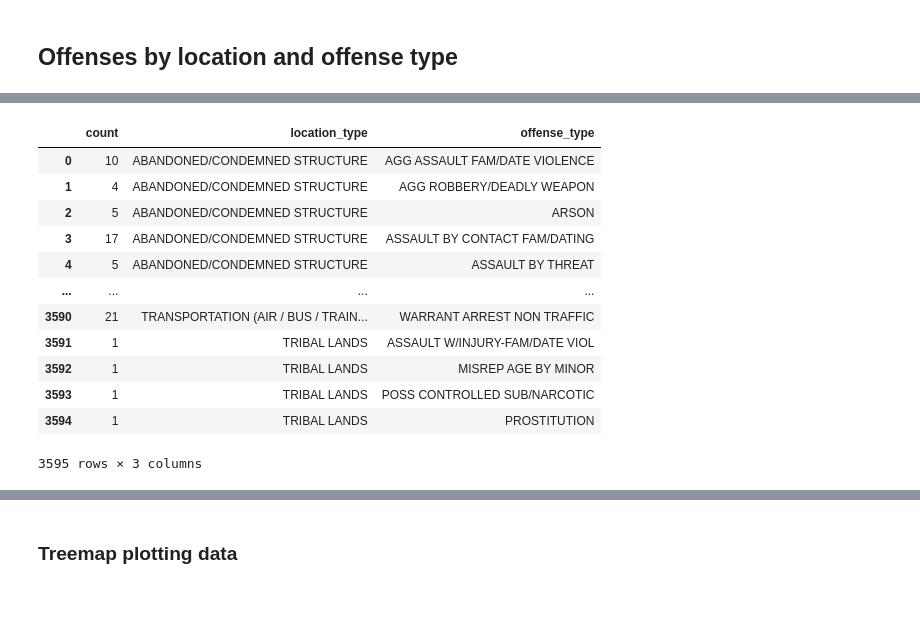
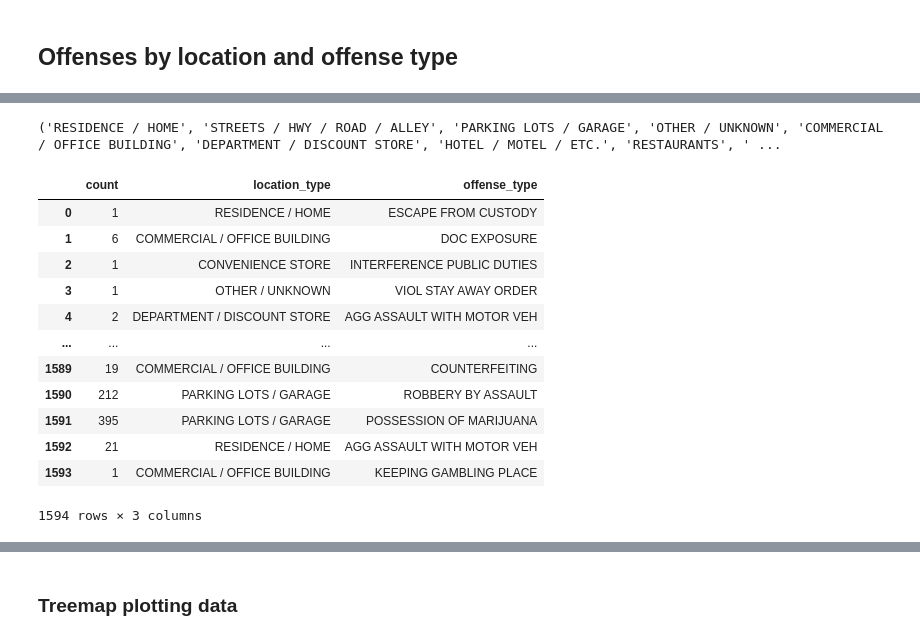
Before and after one commit to DonnieData/austin_crime_EDA, a Jupyter notebook: crime_data_EDA.ipynb, the cells around one changed output, grey strips where cells are left out. Drawn from its saved outputs; the diff is of its cells as text; code cells hidden in the pictures; blank space fills up the shorter version.

```diff
--- a/crime_data_EDA.ipynb
+++ b/crime_data_EDA.ipynb
@@ -141 +179,6 @@ fig.show()
+# %%
+location_tuple = tuple(top_10_loc.location_type.to_list())
+print(location_tuple)
+# %% [output]
+('RESIDENCE / HOME', 'STREETS / HWY / ROAD / ALLEY', 'PARKING LOTS / GARAGE', 'OTHER / UNKNOWN', 'COMMERCIAL / OFFICE BUILDING', 'DEPARTMENT / DISCOUNT STORE', 'HOTEL / MOTEL / ETC.', 'RESTAURANTS', ' ...
 # %%
@@ -151,17 +196,17 @@ offense_by_type_loc = db_frame('''SELECT COUNT(*),
                             ;''')
-# %%
-offense_by_type_loc
-# %% [output]
-|  | count | location_type | offense_type |
-| 0 | 10 | ABANDONED/CONDEMNED STRUCTURE | AGG ASSAULT FAM/DATE VIOLENCE |
-| 1 | 4 | ABANDONED/CONDEMNED STRUCTURE | AGG ROBBERY/DEADLY WEAPON |
-| 2 | 5 | ABANDONED/CONDEMNED STRUCTURE | ARSON |
-| 3 | 17 | ABANDONED/CONDEMNED STRUCTURE | ASSAULT BY CONTACT FAM/DATING |
-| 4 | 5 | ABANDONED/CONDEMNED STRUCTURE | ASSAULT BY THREAT |
-| ... | ... | ... | ... |
-| 3590 | 21 | TRANSPORTATION (AIR / BUS / TRAIN... | WARRANT ARREST NON TRAFFIC |
-| 3591 | 1 | TRIBAL LANDS | ASSAULT W/INJURY-FAM/DATE VIOL |
-| 3592 | 1 | TRIBAL LANDS | MISREP AGE BY MINOR |
-| 3593 | 1 | TRIBAL LANDS | POSS CONTROLLED SUB/NARCOTIC |
-| 3594 | 1 | TRIBAL LANDS | PROSTITUTION |
-3595 rows × 3 columns
+# %%
+offense_by_top_loc_type
+# %% [output]
+|  | count | location_type | offense_type |
+| 0 | 1 | RESIDENCE / HOME | ESCAPE FROM CUSTODY |
+| 1 | 6 | COMMERCIAL / OFFICE BUILDING | DOC EXPOSURE |
+| 2 | 1 | CONVENIENCE STORE | INTERFERENCE PUBLIC DUTIES |
+| 3 | 1 | OTHER / UNKNOWN | VIOL STAY AWAY ORDER |
+| 4 | 2 | DEPARTMENT / DISCOUNT STORE | AGG ASSAULT WITH MOTOR VEH |
+| ... | ... | ... | ... |
+| 1589 | 19 | COMMERCIAL / OFFICE BUILDING | COUNTERFEITING |
+| 1590 | 212 | PARKING LOTS / GARAGE | ROBBERY BY ASSAULT |
+| 1591 | 395 | PARKING LOTS / GARAGE | POSSESSION OF MARIJUANA |
+| 1592 | 21 | RESIDENCE / HOME | AGG ASSAULT WITH MOTOR VEH |
+| 1593 | 1 | COMMERCIAL / OFFICE BUILDING | KEEPING GAMBLING PLACE |
+1594 rows × 3 columns
```
Also changed, not shown: parts of 9 cells of this notebook, 3 other files.
